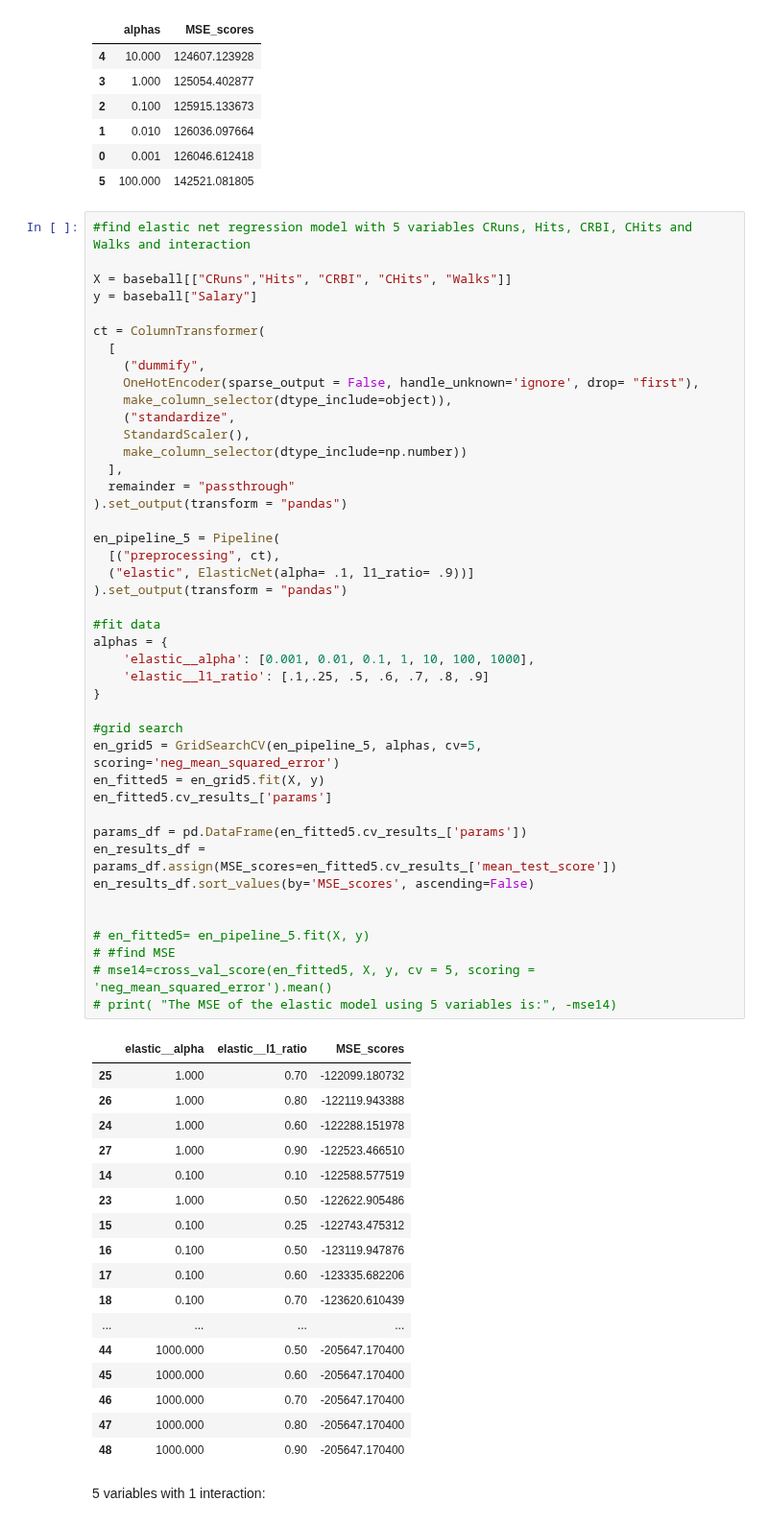
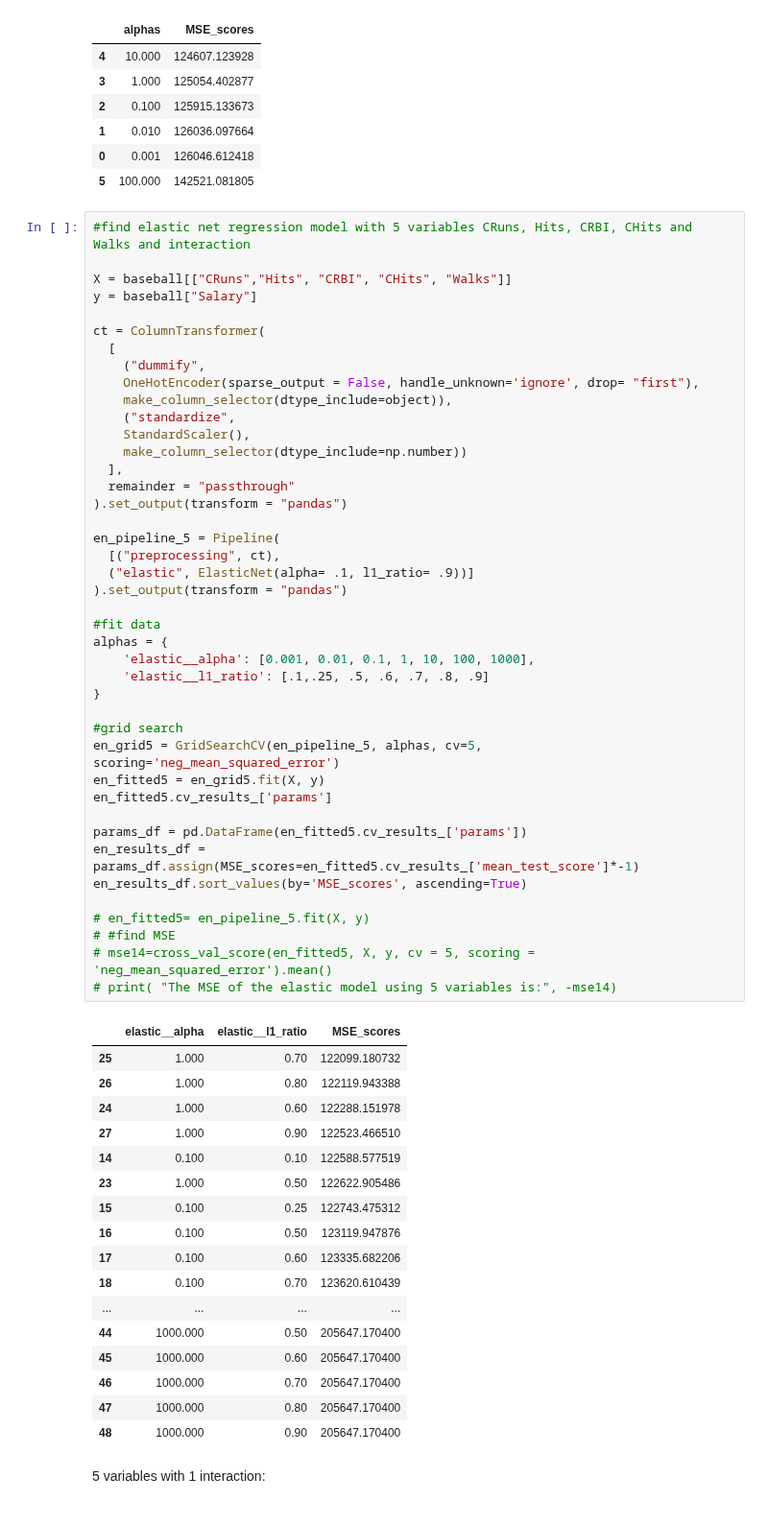
Before and after one commit to alexandragrover/GSB-544, a Jupyter notebook: Labs/Lab6/Lab6.ipynb, the cells around one changed output. Shown at 96% size. Cells and saved outputs as stored; diff of their text form.

```diff
--- a/Labs/Lab6/Lab6.ipynb
+++ b/Labs/Lab6/Lab6.ipynb
@@ -733,52 +726,51 @@ ct = ColumnTransformer(
     StandardScaler(),
     make_column_selector(dtype_include=np.number))
   ],
   remainder = "passthrough"
 ).set_output(transform = "pandas")
 
 en_pipeline_5 = Pipeline(
   [("preprocessing", ct),
   ("elastic", ElasticNet(alpha= .1, l1_ratio= .9))]
 ).set_output(transform = "pandas")
 
 #fit data
 alphas = {
     'elastic__alpha': [0.001, 0.01, 0.1, 1, 10, 100, 1000],
     'elastic__l1_ratio': [.1,.25, .5, .6, .7, .8, .9]
 }
 
 #grid search
 en_grid5 = GridSearchCV(en_pipeline_5, alphas, cv=5, scoring='neg_mean_squared_error')
 en_fitted5 = en_grid5.fit(X, y)
 en_fitted5.cv_results_['params']
 
 params_df = pd.DataFrame(en_fitted5.cv_results_['params'])
-en_results_df = params_df.assign(MSE_scores=en_fitted5.cv_results_['mean_test_score'])
-en_results_df.sort_values(by='MSE_scores', ascending=False)
-
+en_results_df = params_df.assign(MSE_scores=en_fitted5.cv_results_['mean_test_score']*-1)
+en_results_df.sort_values(by='MSE_scores', ascending=True)
 
 # en_fitted5= en_pipeline_5.fit(X, y)
 # #find MSE
 # mse14=cross_val_score(en_fitted5, X, y, cv = 5, scoring = 'neg_mean_squared_error').mean()
 # print( "The MSE of the elastic model using 5 variables is:", -mse14)
 # %% [output]
 |  | elastic__alpha | elastic__l1_ratio | MSE_scores |
-| 25 | 1.000 | 0.70 | -122099.180732 |
-| 26 | 1.000 | 0.80 | -122119.943388 |
-| 24 | 1.000 | 0.60 | -122288.151978 |
-| 27 | 1.000 | 0.90 | -122523.466510 |
-| 14 | 0.100 | 0.10 | -122588.577519 |
-| 23 | 1.000 | 0.50 | -122622.905486 |
-| 15 | 0.100 | 0.25 | -122743.475312 |
-| 16 | 0.100 | 0.50 | -123119.947876 |
-| 17 | 0.100 | 0.60 | -123335.682206 |
-| 18 | 0.100 | 0.70 | -123620.610439 |
+| 25 | 1.000 | 0.70 | 122099.180732 |
+| 26 | 1.000 | 0.80 | 122119.943388 |
+| 24 | 1.000 | 0.60 | 122288.151978 |
+| 27 | 1.000 | 0.90 | 122523.466510 |
+| 14 | 0.100 | 0.10 | 122588.577519 |
+| 23 | 1.000 | 0.50 | 122622.905486 |
+| 15 | 0.100 | 0.25 | 122743.475312 |
+| 16 | 0.100 | 0.50 | 123119.947876 |
+| 17 | 0.100 | 0.60 | 123335.682206 |
+| 18 | 0.100 | 0.70 | 123620.610439 |
 | ... | ... | ... | ... |
-| 44 | 1000.000 | 0.50 | -205647.170400 |
-| 45 | 1000.000 | 0.60 | -205647.170400 |
-| 46 | 1000.000 | 0.70 | -205647.170400 |
-| 47 | 1000.000 | 0.80 | -205647.170400 |
-| 48 | 1000.000 | 0.90 | -205647.170400 |
+| 44 | 1000.000 | 0.50 | 205647.170400 |
+| 45 | 1000.000 | 0.60 | 205647.170400 |
+| 46 | 1000.000 | 0.70 | 205647.170400 |
+| 47 | 1000.000 | 0.80 | 205647.170400 |
+| 48 | 1000.000 | 0.90 | 205647.170400 |
 # %% [markdown]
 5 variables with 1 interaction:
 # %%
```
Also changed, not shown: parts of 20 cells of this notebook.
